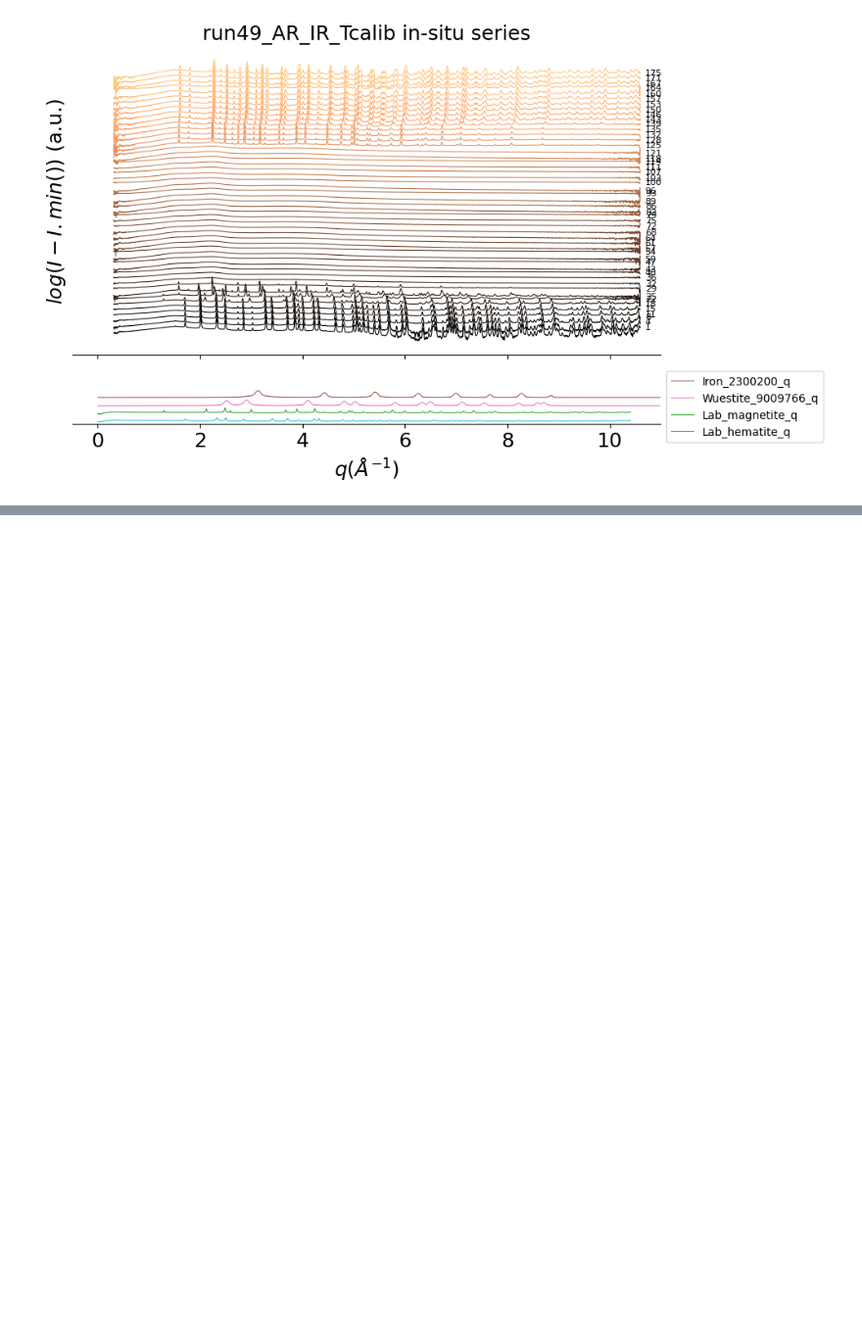
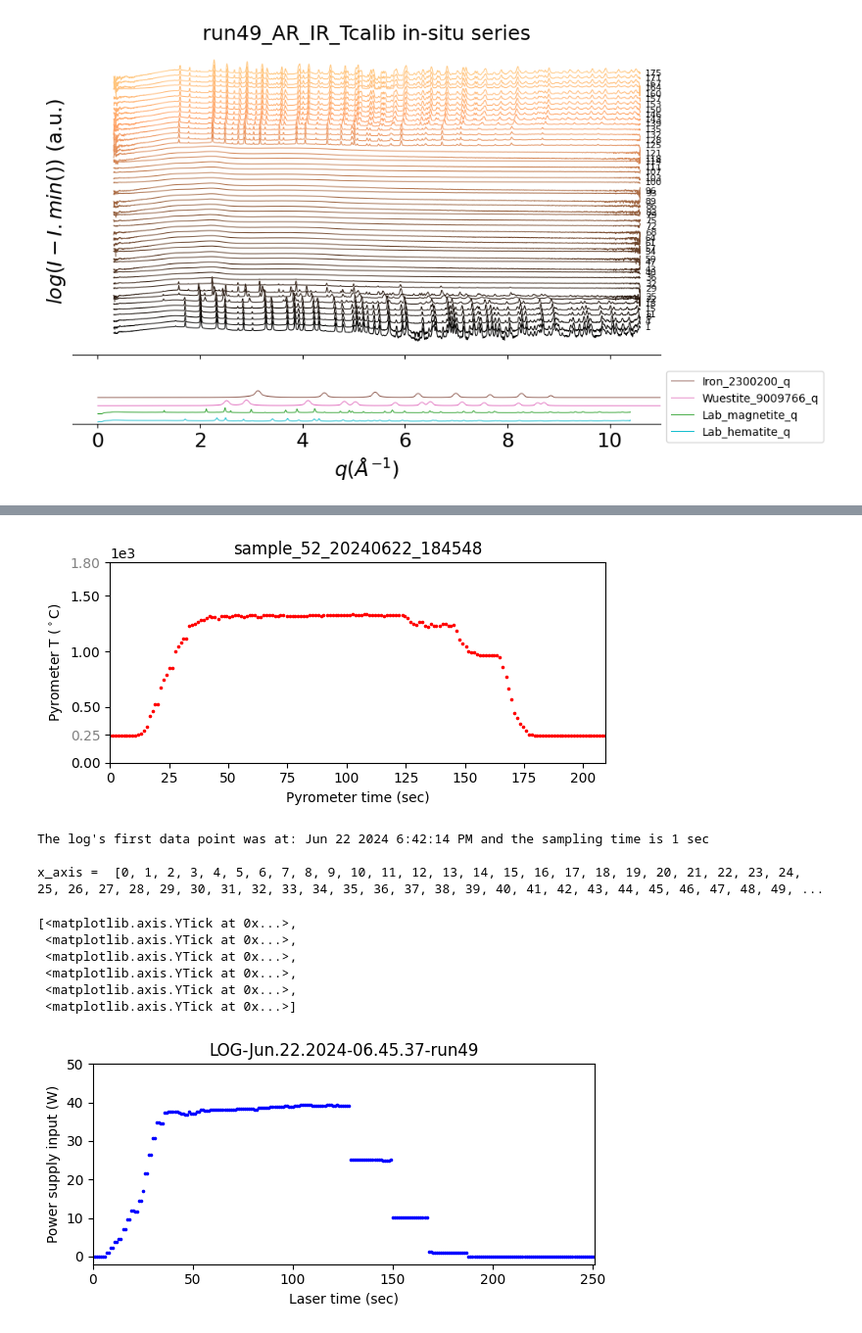
Before and after one commit to lmoghimi/personal-processing, a Jupyter notebook: analysis_for_methods_paper.ipynb, the cells around one changed output, grey strips where cells are left out. Shown at 98% size. Saved outputs shown, nothing was run; the diff lists cells and outputs as text; code cells hidden in the pictures; blank space fills up the shorter version.

```diff
--- a/analysis_for_methods_paper.ipynb
+++ b/analysis_for_methods_paper.ipynb
@@ -38,6 +38,10 @@ scriptdir = os.path.join(userdir, 'userScripts')
 
 refsdir = '/content/drive/Shareddrives/leoradm_group/NSLS-II_202406/userScripts/xrd_profiles'
 
+pyromdir = os.path.join(userdir, 'tiff_base')
+
+laserdir = os.path.join(userdir, 'june_laser_programs_and_logs')
+
 # timestamps = ['primary-1', ]
 #ntimestamps = 2 #for comparison between t0 and tf
 # ntimestamps = 125 #for all runs
@@ -517,0 +684,61 @@ Text(0, 0.5, '$log({I - I.min()})$ (a.u.)')
+# %%
+#@title Load laser and pyrometer data
+fn_pyrom = 'sample_52_20240622_184548' #!#!#!#!#!#!#!#!#!#
+fp_pyrom = os.path.join(pyromdir, fn_pyrom + '.xlsx')
+
+fn_laser = 'LOG-Jun.22.2024-06.45.37-run49' #!#!#!#!#!#!#!#!#!#
+fp_laser = os.path.join(laserdir, fn_laser + '.csv')
+
+markersz = 10 #marker size for the figures
+
+#################### pyrometer #####################################
+result = process_pyrom(fp_pyrom)
+
+figsize = (6, 3)
+fs = 18
+fig, ax = plt.subplots(figsize=figsize, tight_layout=True)
+ax.set_ylim(0, 1800)
+ax.set_yticks([0, 250, 500, 1000, 1500, 1800])
+ax.get_yticklabels()[1].set_color("gray") #changing the color for 248C
+ax.get_yticklabels()[5].set_color("gray") #changing the color for 1800C
+
+plt.scatter(result[0], result[1], marker = '.', s = markersz, c = 'r')
+x_max = np.array(result[0], dtype='float32').max()
+print('x_max =', x_max)
+ax.set_xlim(0, x_max)
+
+plt.ylabel("Pyrometer T ($^\circ$C)")
+plt.xlabel("Pyrometer time (sec)")
+plt.title(fn_pyrom)
+
+plt.ticklabel_format(style='sci', axis='y', scilimits=(0,0))
+plt.show()
+
+
+###################### laser log ###################################
+result = process_laserlog(fp_laser)
+
+st = result[0]
+lt = result[1]
+recnum = result[2]
+power = result[3]
+
+x_axis_laser = [i * int(st) for i in recnum]
+y_axis_laser = power
+x_lim = max(np.array(x_axis_laser))
+print('x_axis = ', x_axis_laser)
+
+
+figsize = (6, 3)
+fs = 18
+fig, ax = plt.subplots(figsize=figsize, tight_layout=True)
+
+#txt = 'The log began recording at ' + lt + ' with ' + st +' sec sampling \n t = 0 in the plot above is '+ t_xrd_start
+plt.scatter(x_axis_laser, y_axis_laser, marker = '.', s = markersz, c = 'b')
+plt.ylabel("Power supply input (W)")
+plt.xlabel("Laser time (sec)")
+plt.title(fn_laser)
+#plt.figtext(0.5, -.125, txt, wrap=True, horizontalalignment='center', fontsize=10)
+ax.set_xlim(0, x_lim)
+ax.set_yticks([0, 10, 20, 30, 40, 50])
+# %% [output]
@@ -517,0 +747,11 @@ Text(0, 0.5, '$log({I - I.min()})$ (a.u.)')
+[figure, added]
+The log's first data point was at: Jun 22 2024 6:42:14 PM and the sampling time is 1 sec
+
+x_axis =  [0, 1, 2, 3, 4, 5, 6, 7, 8, 9, 10, 11, 12, 13, 14, 15, 16, 17, 18, 19, 20, 21, 22, 23, 24, 25, 26, 27, 28, 29, 30, 31, 32, 33, 34, 35, 36, 37, 38, 39, 40, 41, 42, 43, 44, 45, 46, 47, 48, 49, ...
+[<matplotlib.axis.YTick at 0x...>,
+ <matplotlib.axis.YTick at 0x...>,
+ <matplotlib.axis.YTick at 0x...>,
+ <matplotlib.axis.YTick at 0x...>,
+ <matplotlib.axis.YTick at 0x...>,
+ <matplotlib.axis.YTick at 0x...>]
+[figure, added]
```
Also changed, not shown: parts of 7 cells of this notebook.
